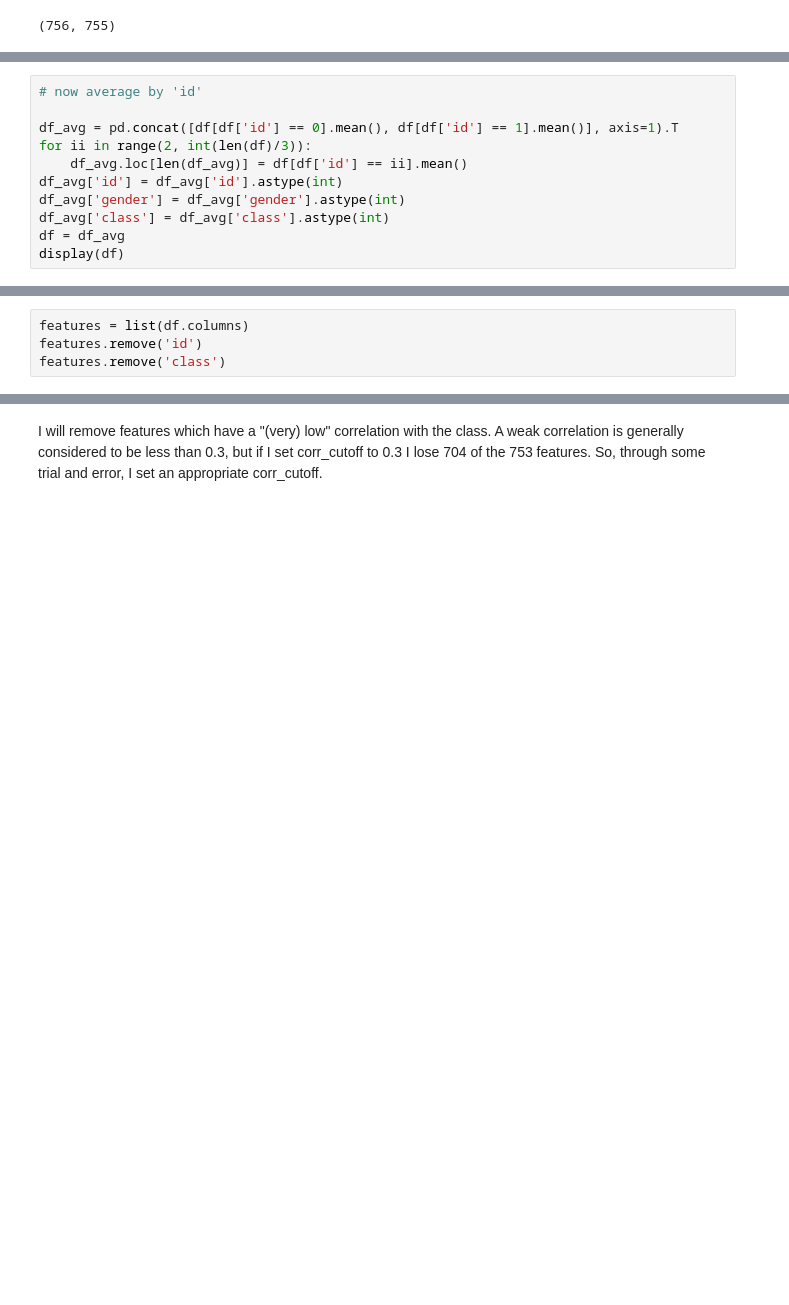
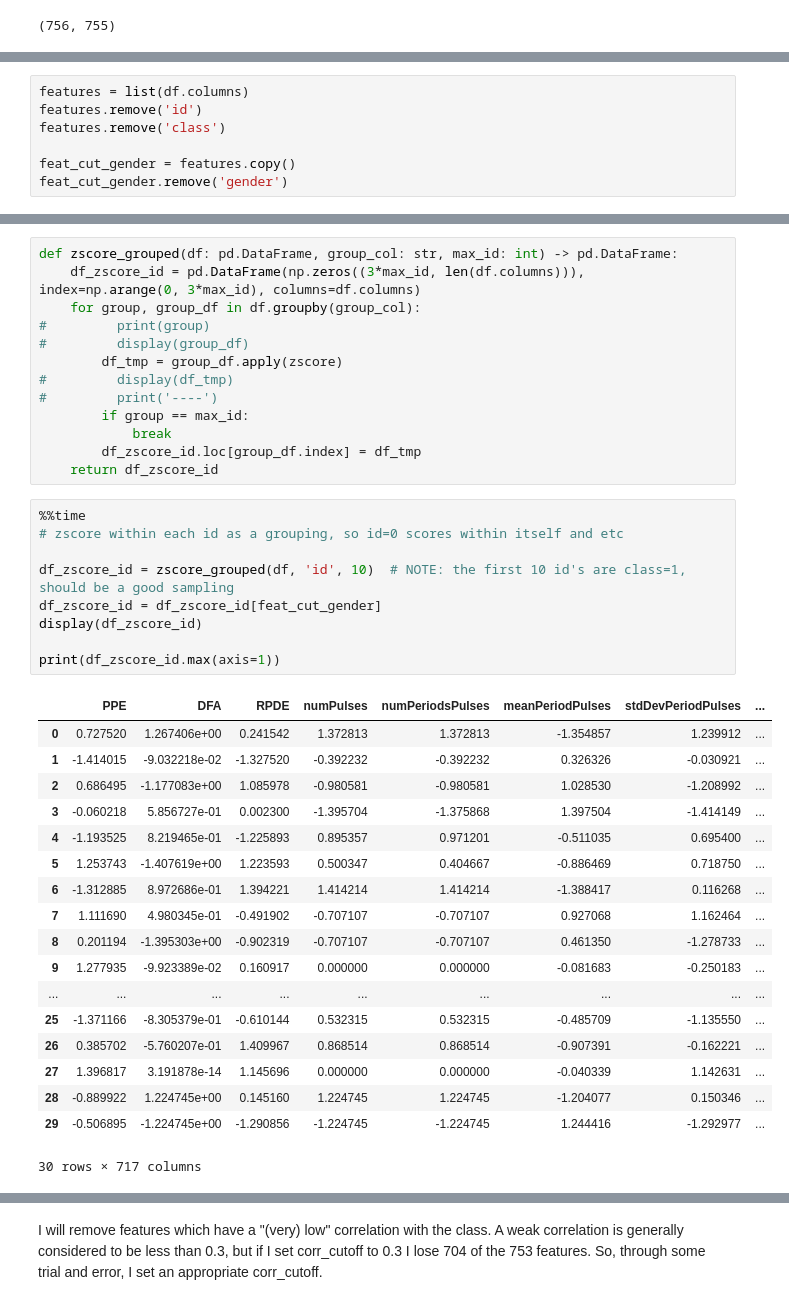
Before and after one commit to cgpayne/parkinsons_audetector, a Jupyter notebook: notebooks/initial_analysis.ipynb, the cells around one changed output, grey strips where cells are left out. Cells and saved outputs as stored; diff of their text form; blank space fills up the shorter version.

Commit message:
did an analysis on the spread of the data and concluded that some kind of aggregation between the id's is necessary :/

```diff
--- a/notebooks/initial_analysis.ipynb
+++ b/notebooks/initial_analysis.ipynb
@@ -72,11 +30,0 @@ Name: tqwt_meanValue_dec_1, Length: 756, dtype: float64
-# %%
-# now average by 'id'
-
-df_avg = pd.concat([df[df['id'] == 0].mean(), df[df['id'] == 1].mean()], axis=1).T
-for ii in range(2, int(len(df)/3)):
-    df_avg.loc[len(df_avg)] = df[df['id'] == ii].mean()
-df_avg['id'] = df_avg['id'].astype(int)
-df_avg['gender'] = df_avg['gender'].astype(int)
-df_avg['class'] = df_avg['class'].astype(int)
-df = df_avg
-display(df)
@@ -104,3 +74,6 @@ there are 64 HC and 188 PD
 features = list(df.columns)
 features.remove('id')
 features.remove('class')
+
+feat_cut_gender = features.copy()
+feat_cut_gender.remove('gender')
@@ -130,0 +114,41 @@ Text(0.5, 1.0, 'Abs(all Pearson correlations)')
+# %%
+def zscore_grouped(df: pd.DataFrame, group_col: str, max_id: int) -> pd.DataFrame:
+    df_zscore_id = pd.DataFrame(np.zeros((3*max_id, len(df.columns))), index=np.arange(0, 3*max_id), columns=df.columns)
+    for group, group_df in df.groupby(group_col):
+#         print(group)
+#         display(group_df)
+        df_tmp = group_df.apply(zscore)
+#         display(df_tmp)
+#         print('----')
+        if group == max_id:
+            break
+        df_zscore_id.loc[group_df.index] = df_tmp
+    return df_zscore_id
+# %%
+%%time
+# zscore within each id as a grouping, so id=0 scores within itself and etc
+
+df_zscore_id = zscore_grouped(df, 'id', 10)  # NOTE: the first 10 id's are class=1, should be a good sampling
+df_zscore_id = df_zscore_id[feat_cut_gender]
+display(df_zscore_id)
+
+print(df_zscore_id.max(axis=1))
+# %% [output]
+|  | PPE | DFA | RPDE | numPulses | numPeriodsPulses | meanPeriodPulses | stdDevPeriodPulses | ... |
+| 0 | 0.727520 | 1.267406e+00 | 0.241542 | 1.372813 | 1.372813 | -1.354857 | 1.239912 | ... |
+| 1 | -1.414015 | -9.032218e-02 | -1.327520 | -0.392232 | -0.392232 | 0.326326 | -0.030921 | ... |
+| 2 | 0.686495 | -1.177083e+00 | 1.085978 | -0.980581 | -0.980581 | 1.028530 | -1.208992 | ... |
+| 3 | -0.060218 | 5.856727e-01 | 0.002300 | -1.395704 | -1.375868 | 1.397504 | -1.414149 | ... |
+| 4 | -1.193525 | 8.219465e-01 | -1.225893 | 0.895357 | 0.971201 | -0.511035 | 0.695400 | ... |
+| 5 | 1.253743 | -1.407619e+00 | 1.223593 | 0.500347 | 0.404667 | -0.886469 | 0.718750 | ... |
+| 6 | -1.312885 | 8.972686e-01 | 1.394221 | 1.414214 | 1.414214 | -1.388417 | 0.116268 | ... |
+| 7 | 1.111690 | 4.980345e-01 | -0.491902 | -0.707107 | -0.707107 | 0.927068 | 1.162464 | ... |
+| 8 | 0.201194 | -1.395303e+00 | -0.902319 | -0.707107 | -0.707107 | 0.461350 | -1.278733 | ... |
+| 9 | 1.277935 | -9.923389e-02 | 0.160917 | 0.000000 | 0.000000 | -0.081683 | -0.250183 | ... |
+| ... | ... | ... | ... | ... | ... | ... | ... | ... |
+| 25 | -1.371166 | -8.305379e-01 | -0.610144 | 0.532315 | 0.532315 | -0.485709 | -1.135550 | ... |
+| 26 | 0.385702 | -5.760207e-01 | 1.409967 | 0.868514 | 0.868514 | -0.907391 | -0.162221 | ... |
+| 27 | 1.396817 | 3.191878e-14 | 1.145696 | 0.000000 | 0.000000 | -0.040339 | 1.142631 | ... |
+| 28 | -0.889922 | 1.224745e+00 | 0.145160 | 1.224745 | 1.224745 | -1.204077 | 0.150346 | ... |
+| 29 | -0.506895 | -1.224745e+00 | -1.290856 | -1.224745 | -1.224745 | 1.244416 | -1.292977 | ... |
+30 rows × 717 columns
```
Also changed, not shown: parts of 48 cells of this notebook.
